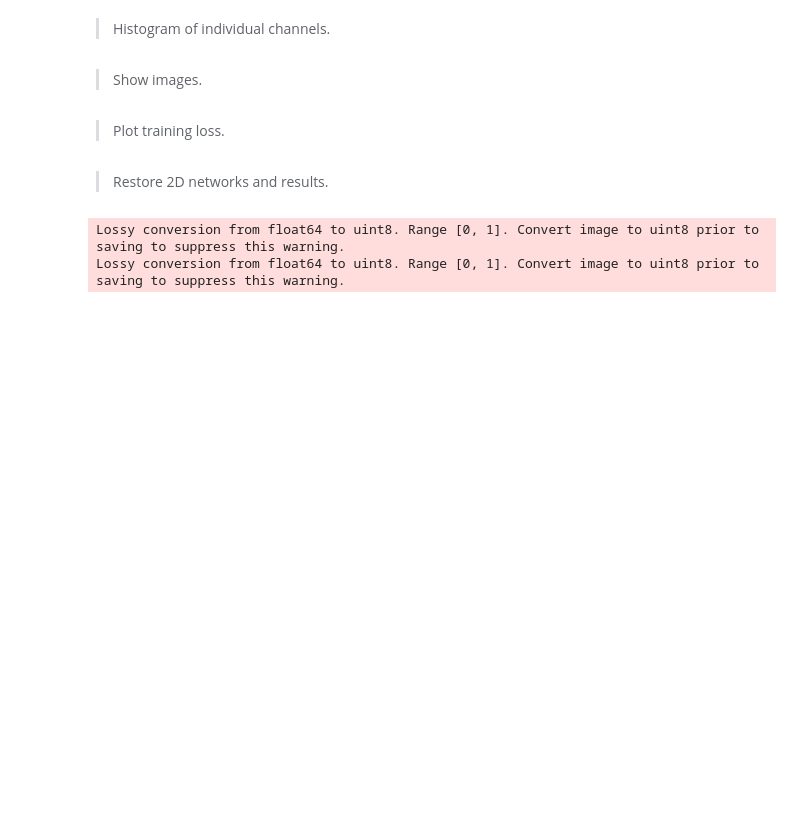
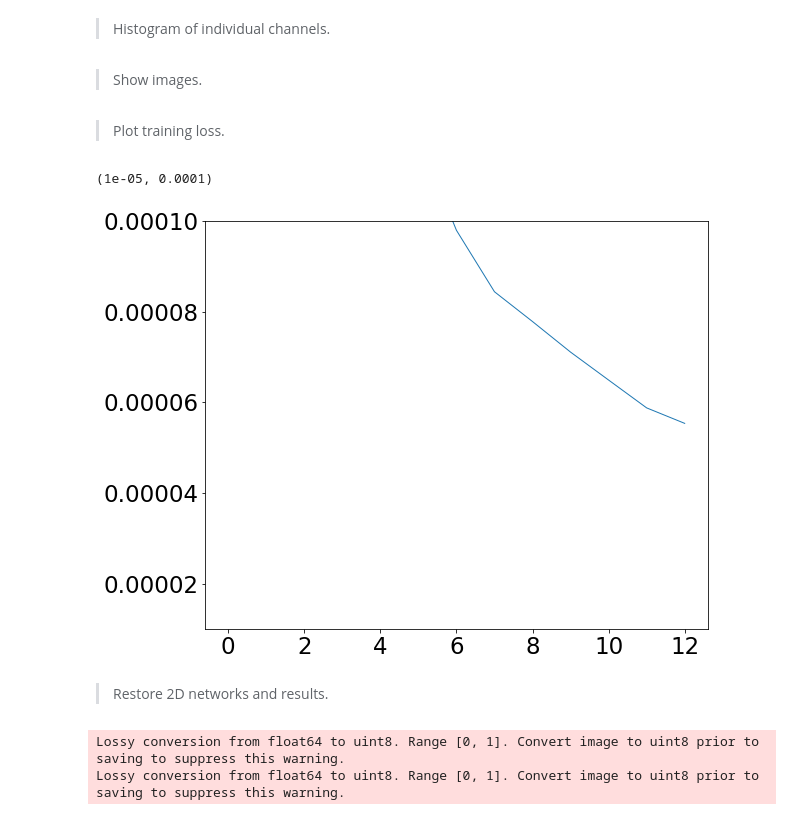
Before and after one commit to tingyuansen/IMLE_on_Galaxy_Images, a Jupyter notebook: IMLE.ipynb, the cells around one changed output. Cells and saved outputs as stored; diff of their text form; code cells hidden in the pictures; blank space fills up the shorter version.

```diff
--- a/IMLE.ipynb
+++ b/IMLE.ipynb
@@ -117,13 +117,16 @@ np.save("../training_set_des.npy", arr)
 # %%
 mse_err_array = []
 
-for i in range(10):
-    temp = np.load("../results_2D_random_conditional_times10" \
-                   + "_repeat_epoch=" + str((i+1)*100-1) + ".npz")
+for i in range(13):
+    temp = np.load("../results_2D_random_lr=1e-5_times=10" \
+                   + "_epoch=" + str((i+1)*100-1) + ".npz")
     mse_err_array.append(temp["mse_err"])
 
 plt.plot(mse_err_array)
-plt.ylim([0.0001,0.001])
+plt.ylim([0.00001,0.0001])
+# %% [output]
+(1e-05, 0.0001)
+[figure, added]
 # %% [markdown]
 > Restore 2D networks and results.
 # %%
```
Also changed, not shown: parts of 1 cell of this notebook, 1 other file.
